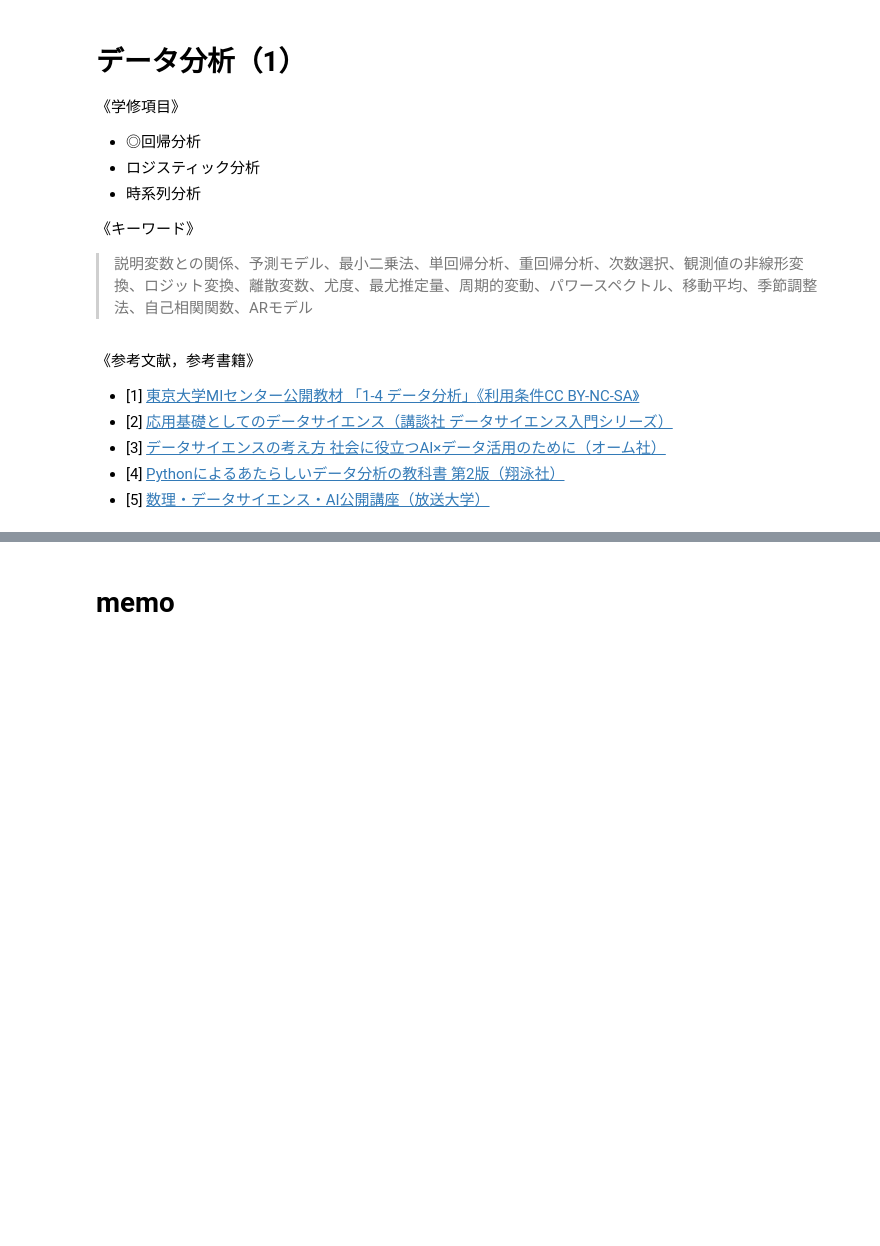
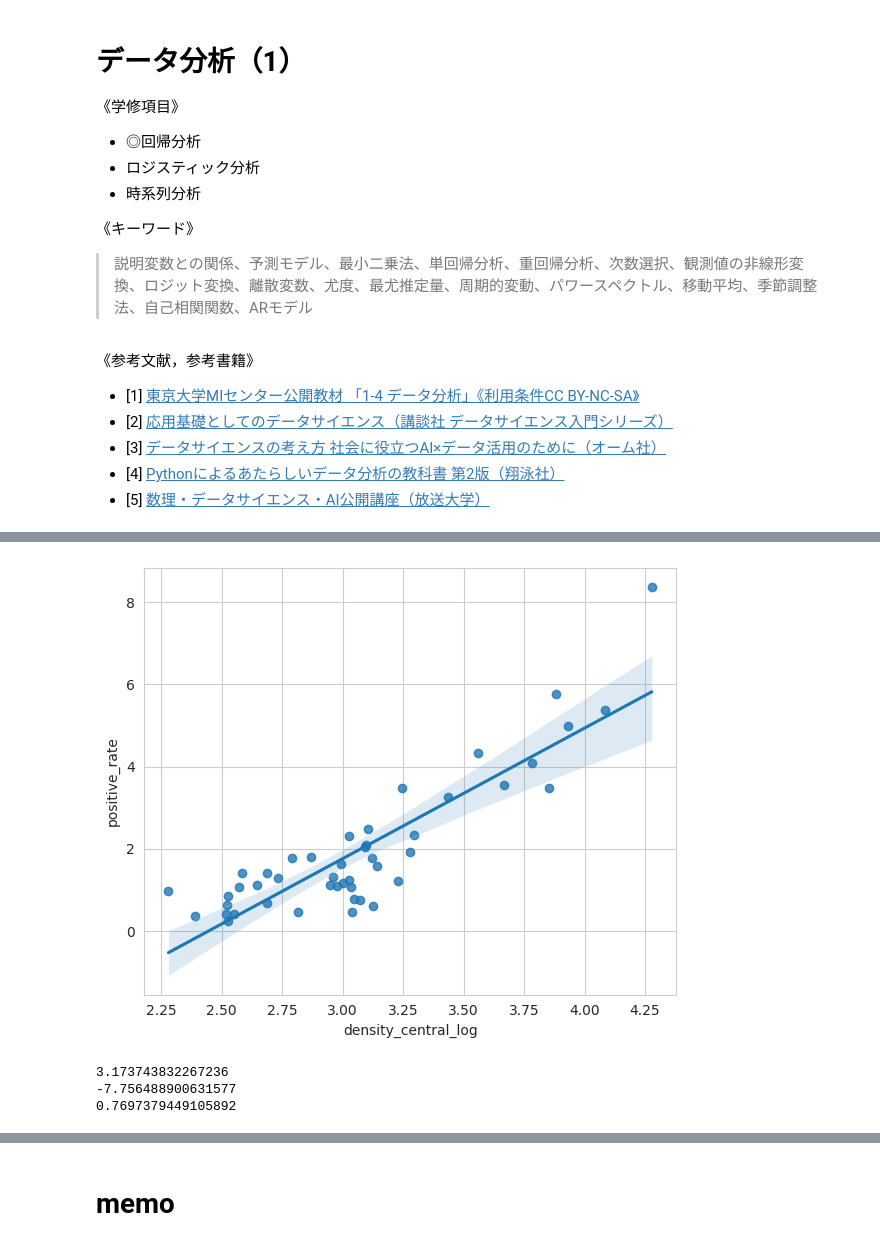
Before and after one commit to MDASH-shinshu/MDASH-T-DS, a Jupyter notebook: 4/4_data_analysis_colab.ipynb, the cells around one changed output, grey strips where cells are left out. Cells and saved outputs as stored; diff of their text form; code cells hidden in the pictures; blank space fills up the shorter version.

```diff
--- a/4/4_data_analysis_colab.ipynb
+++ b/4/4_data_analysis_colab.ipynb
@@ -583,0 +140,51 @@ sns.catplot(x='pclass', y='age', data=df_titanic, kind='swarm', hue='survived')
+# %%
+## seaborn regplotで線形回帰直線と信頼区間を描画してみる．
+import warnings
+warnings.simplefilter('ignore')
+
+import numpy as np
+import seaborn as sns
+import matplotlib.pyplot as plt
+%matplotlib inline
+
+df = pd.read_csv('Tokyo_Covid-19_regression.csv', header=1)
+df.columns = ['prefecture','positive_rate','population','density','aging_rate','density_central','2hours','4hours','6hours','8hours']
+
+# 対数化したxデータ列を追加
+df['density_central_log'] = np.log10(df['density_central'] + 1)
+
+x = df.loc[:, ['density_central_log']]
+y = df.loc[:, ['positive_rate']]
+
+sns.set_style("whitegrid")
+plt.figure(figsize=(6, 5))
+
+sns.regplot(x='density_central_log', y='positive_rate', data=df.loc[:, ['density_central_log','positive_rate']], order=1, ci=95) # seabornを使っての対数化ｘ軸での線形回帰＆信頼区間(95%)の描画を行う
+#plt.xscale('log')
+plt.tight_layout()
+plt.show()
+
+# 予測モデルの信頼区間(95%)から、（上振れ、下振れ両方で）かなり外れている都道府県があるようだ（調べてみよ）。
+# %% [output]
+[figure, added]
+# %%
+## scikit-learn を用いた線形回帰の実行例
+# sklearn.linear_model.LinearRegression クラスを読み込み
+from sklearn import linear_model
+clf = linear_model.LinearRegression() # 線形回帰モデラー（教師無し学習）を作る
+
+X = df.loc[:, ['density_central_log']]
+Y = df.loc[:, ['positive_rate']]
+clf.fit(X, Y) # 線形予測モデルを作成
+
+coef = float(clf.coef_); print(coef) # 回帰係数の表示
+intercept = float(clf.intercept_); print(intercept) # 切片 (誤差) の表示
+print(clf.score(X, Y)) # 決定係数の表示
+
+# 線形回帰直線による予測関数の定義
+def positive_rate_regression(den):
+    return float(coef * den + intercept)
+# %% [output]
+3.173743832267236
+-7.756488900631577
+0.7697379449105892
```
Also changed, not shown: parts of 89 cells of this notebook.
